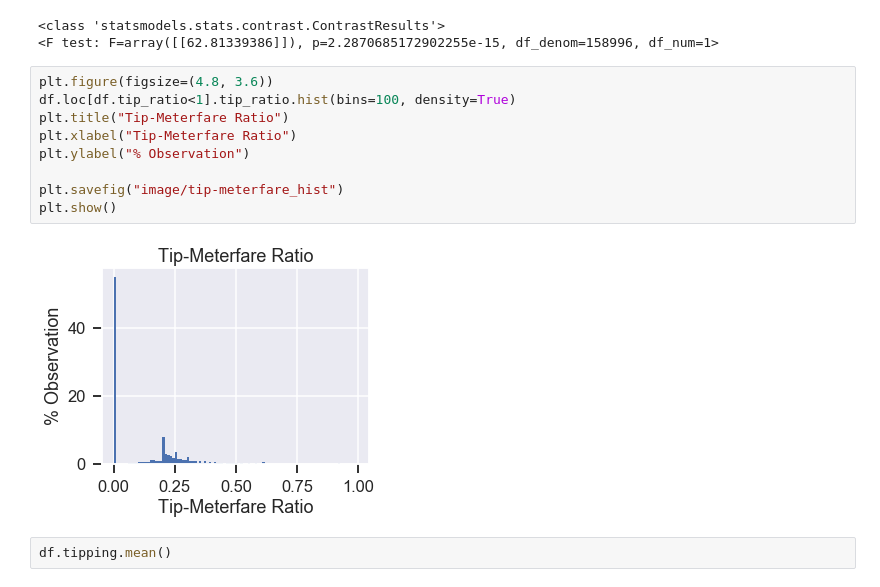
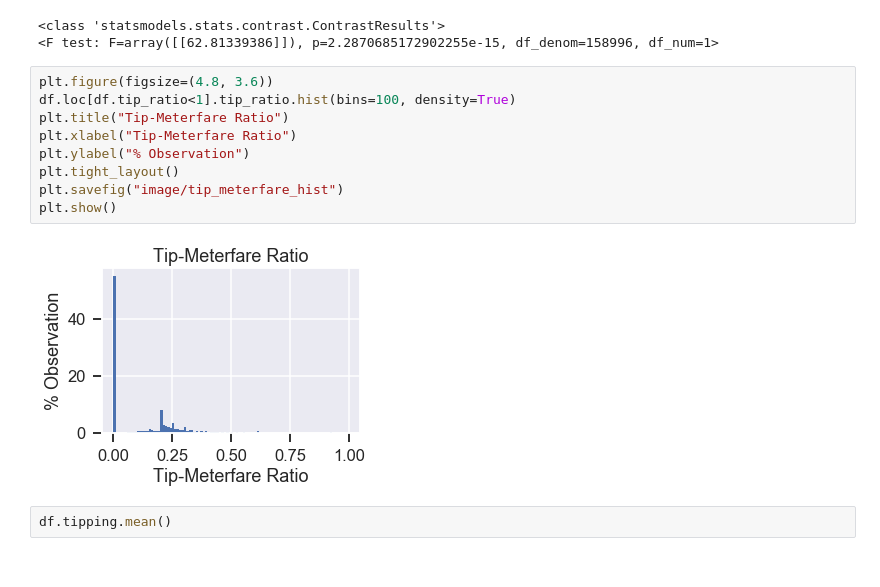
Before and after one commit to keita-dc/FlatironProject4, a Jupyter notebook: DC_Taxi_Keita.ipynb, the cells around one changed output. Cells and saved outputs as stored; diff of their text form.

```diff
--- a/DC_Taxi_Keita.ipynb
+++ b/DC_Taxi_Keita.ipynb
@@ -633,14 +633,14 @@ model.f_test(hypothesis)
 # %%
 plt.figure(figsize=(4.8, 3.6))
 df.loc[df.tip_ratio<1].tip_ratio.hist(bins=100, density=True)
 plt.title("Tip-Meterfare Ratio")
 plt.xlabel("Tip-Meterfare Ratio")
 plt.ylabel("% Observation")
-
-plt.savefig("image/tip-meterfare_hist")
+plt.tight_layout()
+plt.savefig("image/tip_meterfare_hist")
 plt.show()
 # %% [output]
-[figure, old version]
+[figure, new version]
 # %%
 df.tipping.mean()
 # %% [output]
```
Also changed, not shown: 1 other file.
